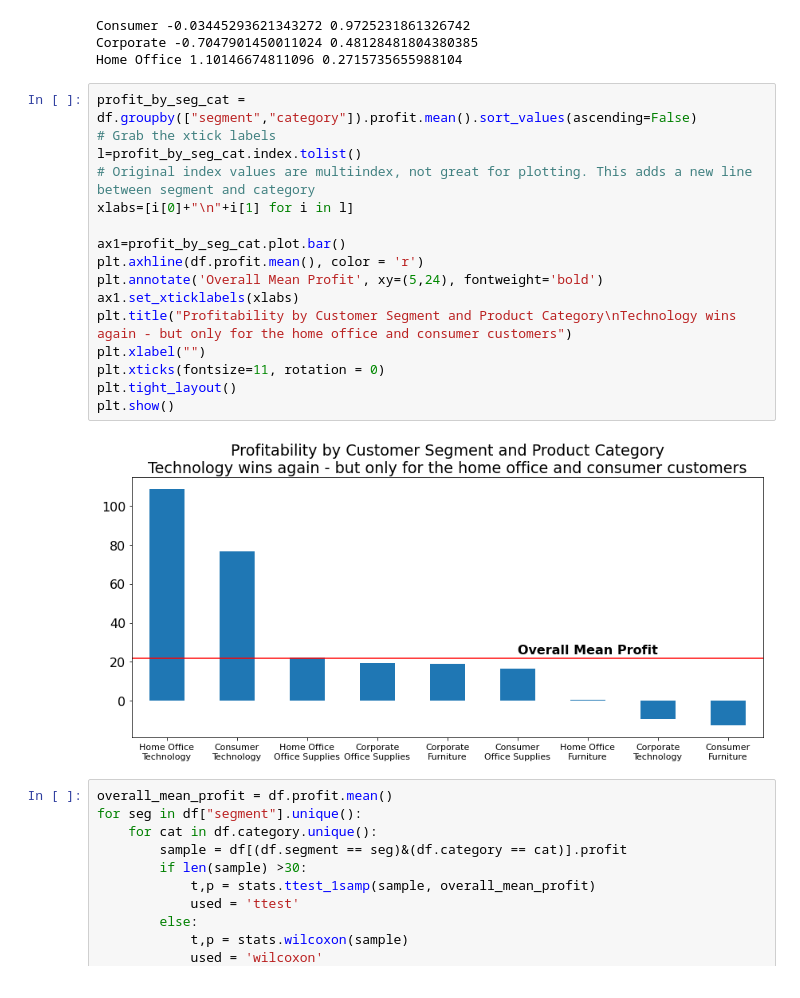
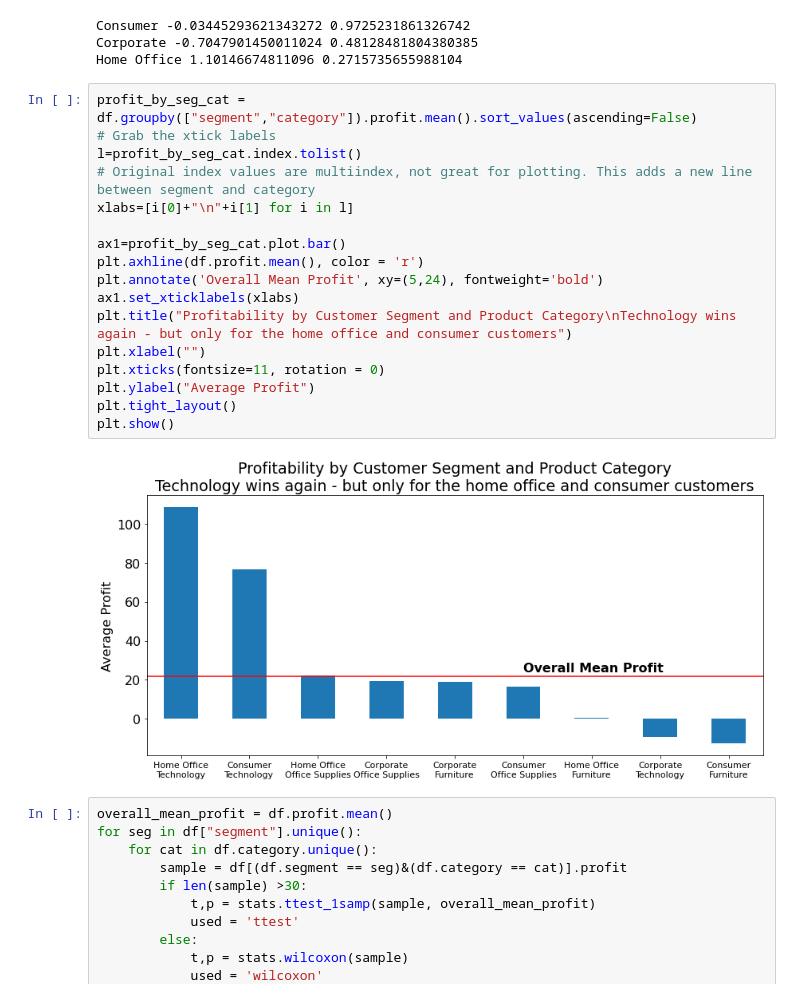
Before and after one commit to superstore-stephen-jesse/superstor-time-series-project, a Jupyter notebook: final_report.ipynb, the cells around one changed output. Saved outputs shown, nothing was run; the diff lists cells and outputs as text.

```diff
--- a/final_report.ipynb
+++ b/final_report.ipynb
@@ -157,21 +159,22 @@ Home Office 1.10146674811096 0.2715735655988104
 # %%
 profit_by_seg_cat = df.groupby(["segment","category"]).profit.mean().sort_values(ascending=False)
 # Grab the xtick labels
 l=profit_by_seg_cat.index.tolist()
 # Original index values are multiindex, not great for plotting. This adds a new line between segment and category
 xlabs=[i[0]+"\n"+i[1] for i in l]
 
 ax1=profit_by_seg_cat.plot.bar()
 plt.axhline(df.profit.mean(), color = 'r')
 plt.annotate('Overall Mean Profit', xy=(5,24), fontweight='bold')
 ax1.set_xticklabels(xlabs)
 plt.title("Profitability by Customer Segment and Product Category\nTechnology wins again - but only for the home office and consumer customers")
 plt.xlabel("")
 plt.xticks(fontsize=11, rotation = 0)
+plt.ylabel("Average Profit")
 plt.tight_layout()
 plt.show()
 # %% [output]
-[figure, old version]
+[figure, new version]
 # %%
 overall_mean_profit = df.profit.mean()
 for seg in df["segment"].unique():
```
Also changed, not shown: parts of 6 cells of this notebook.
